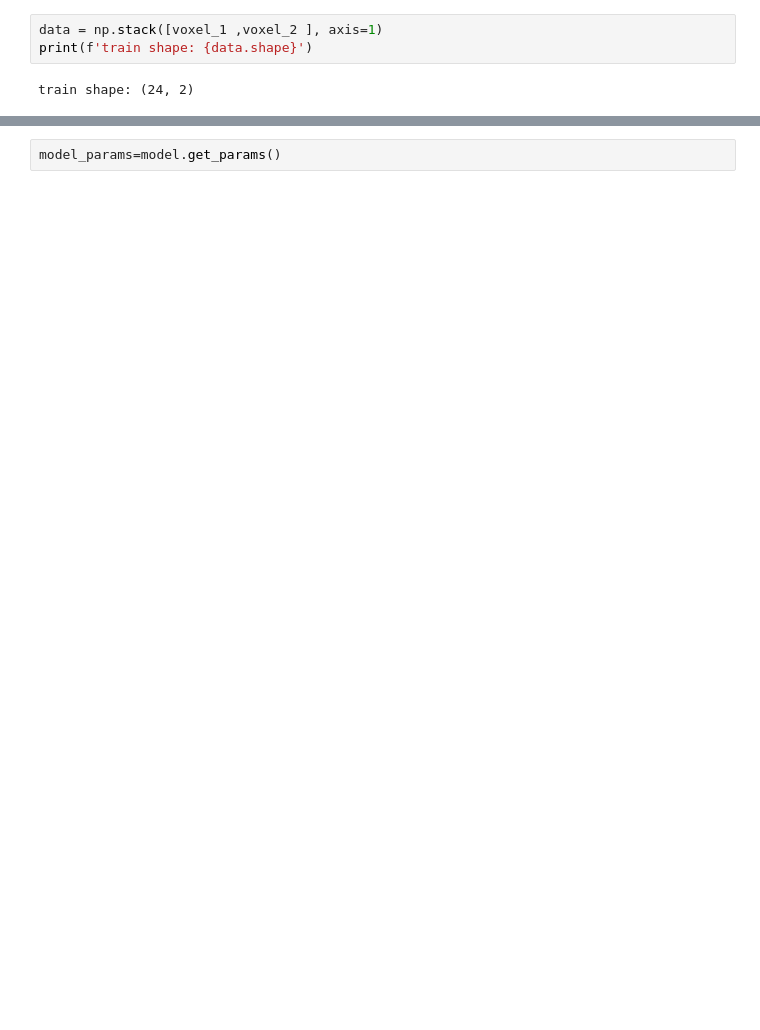
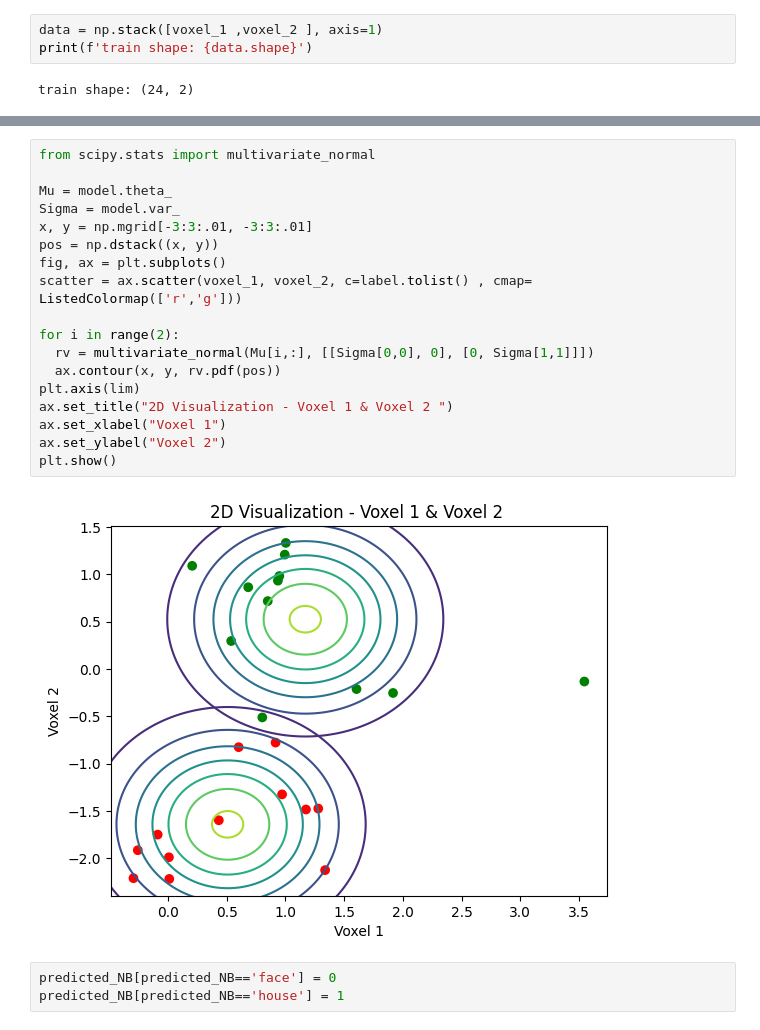
Before and after one commit to eyalhizmi/Machine-learning-methods-for-fMRI-signal-analysis, a Jupyter notebook: tutorials/naiveBayes.ipynb, the cells around one changed output, grey strips where cells are left out. Cells and saved outputs as stored; diff of their text form; blank space fills up the shorter version.

```diff
--- a/tutorials/naiveBayes.ipynb
+++ b/tutorials/naiveBayes.ipynb
@@ -170,2 +180,23 @@ plt.show()
-# %%
-model_params=model.get_params()
+# %%
+from scipy.stats import multivariate_normal
+
+Mu = model.theta_
+Sigma = model.var_
+x, y = np.mgrid[-3:3:.01, -3:3:.01]
+pos = np.dstack((x, y))
+fig, ax = plt.subplots()
+scatter = ax.scatter(voxel_1, voxel_2, c=label.tolist() , cmap= ListedColormap(['r','g']))
+
+for i in range(2):
+  rv = multivariate_normal(Mu[i,:], [[Sigma[0,0], 0], [0, Sigma[1,1]]])
+  ax.contour(x, y, rv.pdf(pos))
+plt.axis(lim)
+ax.set_title("2D Visualization - Voxel 1 & Voxel 2 ")
+ax.set_xlabel("Voxel 1")
+ax.set_ylabel("Voxel 2")
+plt.show()
+# %% [output]
+[figure, added]
+# %%
+predicted_NB[predicted_NB=='face'] = 0
+predicted_NB[predicted_NB=='house'] = 1
```
Also changed, not shown: parts of 10 cells of this notebook.
